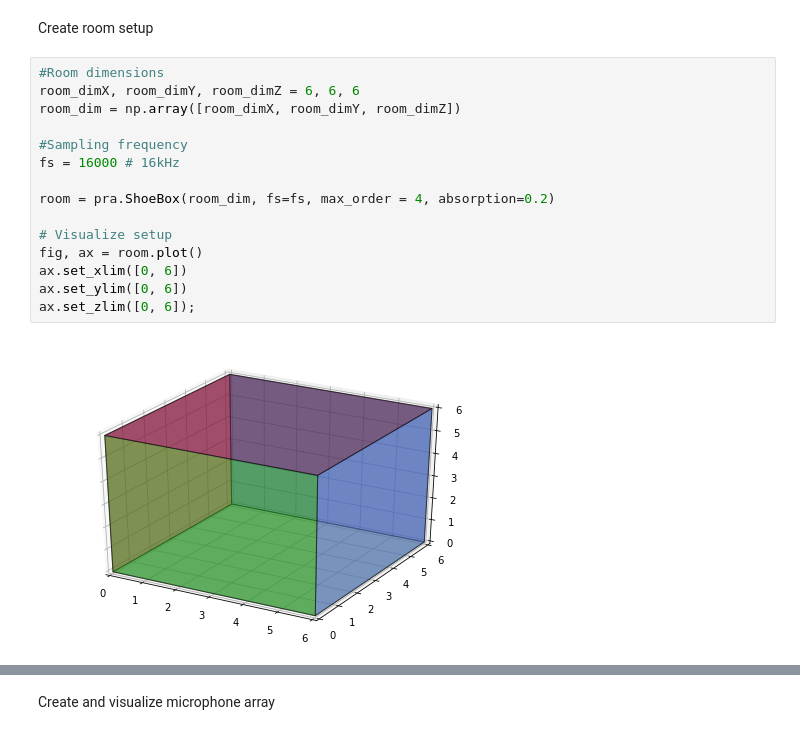
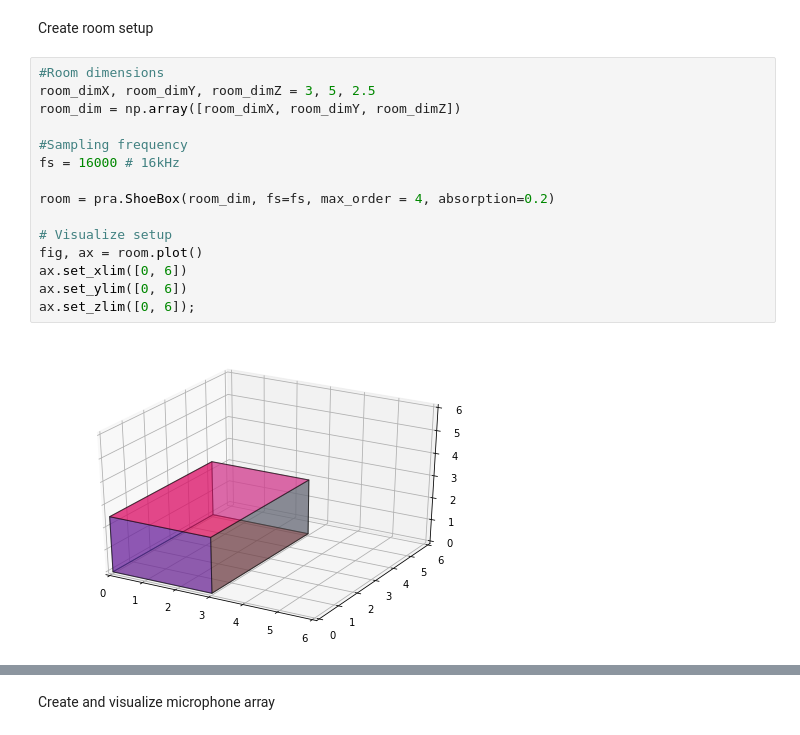
Before and after one commit to Belbaraka/alexa, a Jupyter notebook: modules/srp_phat/srp_phat.ipynb, the cells around one changed output, grey strips where cells are left out. Cells and saved outputs as stored; diff of their text form.

```diff
--- a/modules/srp_phat/srp_phat.ipynb
+++ b/modules/srp_phat/srp_phat.ipynb
@@ -35,18 +38,18 @@ from helpers_srp import *
 Create room setup
 # %%
 #Room dimensions
-room_dimX, room_dimY, room_dimZ = 6, 6, 6
+room_dimX, room_dimY, room_dimZ = 3, 5, 2.5
 room_dim = np.array([room_dimX, room_dimY, room_dimZ])
 
 #Sampling frequency
 fs = 16000 # 16kHz
 
 room = pra.ShoeBox(room_dim, fs=fs, max_order = 4, absorption=0.2)
 
 # Visualize setup
 fig, ax = room.plot()
 ax.set_xlim([0, 6])
 ax.set_ylim([0, 6])
 ax.set_zlim([0, 6]);
 # %% [output]
-[figure, old version]
+[figure, new version]
```
Also changed, not shown: parts of 15 cells of this notebook, 3 other files.
